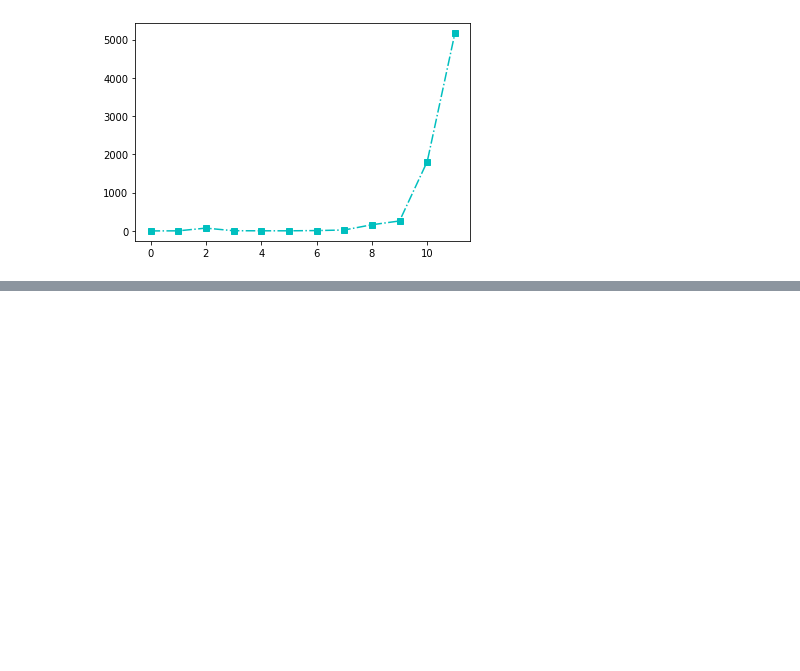
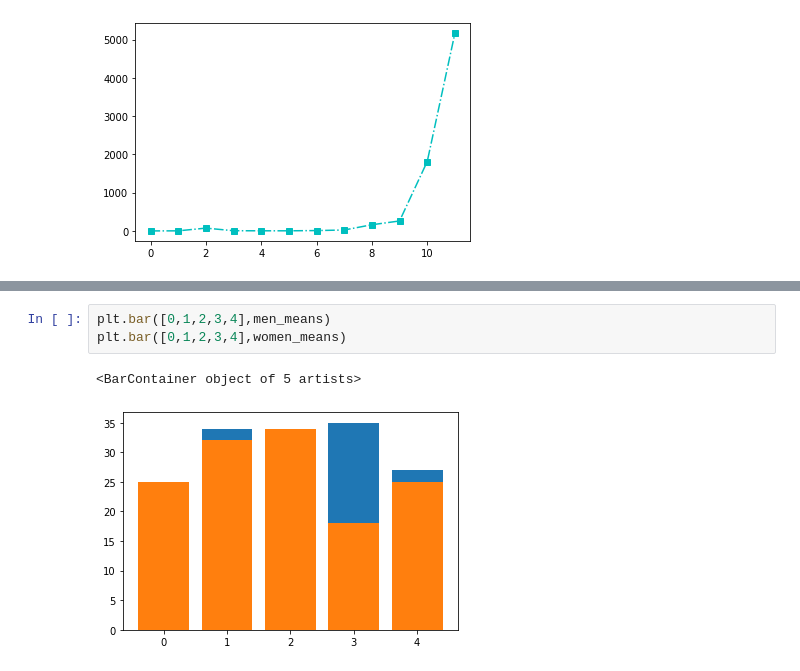
Before and after one commit to Wikanda-Hongboonmee/DWDM21, a Jupyter notebook: Data_Visualization.ipynb, the cells around one changed output, grey strips where cells are left out. Cells and saved outputs as stored; diff of their text form; blank space fills up the shorter version.

```diff
--- a/Data_Visualization.ipynb
+++ b/Data_Visualization.ipynb
@@ -169,0 +187,6 @@ plt.plot(range(len(data.iloc[::50,1])),data.iloc[::50,1],'s-.c')
+# %%
+plt.bar([0,1,2,3,4],men_means)
+plt.bar([0,1,2,3,4],women_means)
+# %% [output]
+<BarContainer object of 5 artists>
+[figure, added]
```
Also changed, not shown: parts of 12 cells of this notebook.
